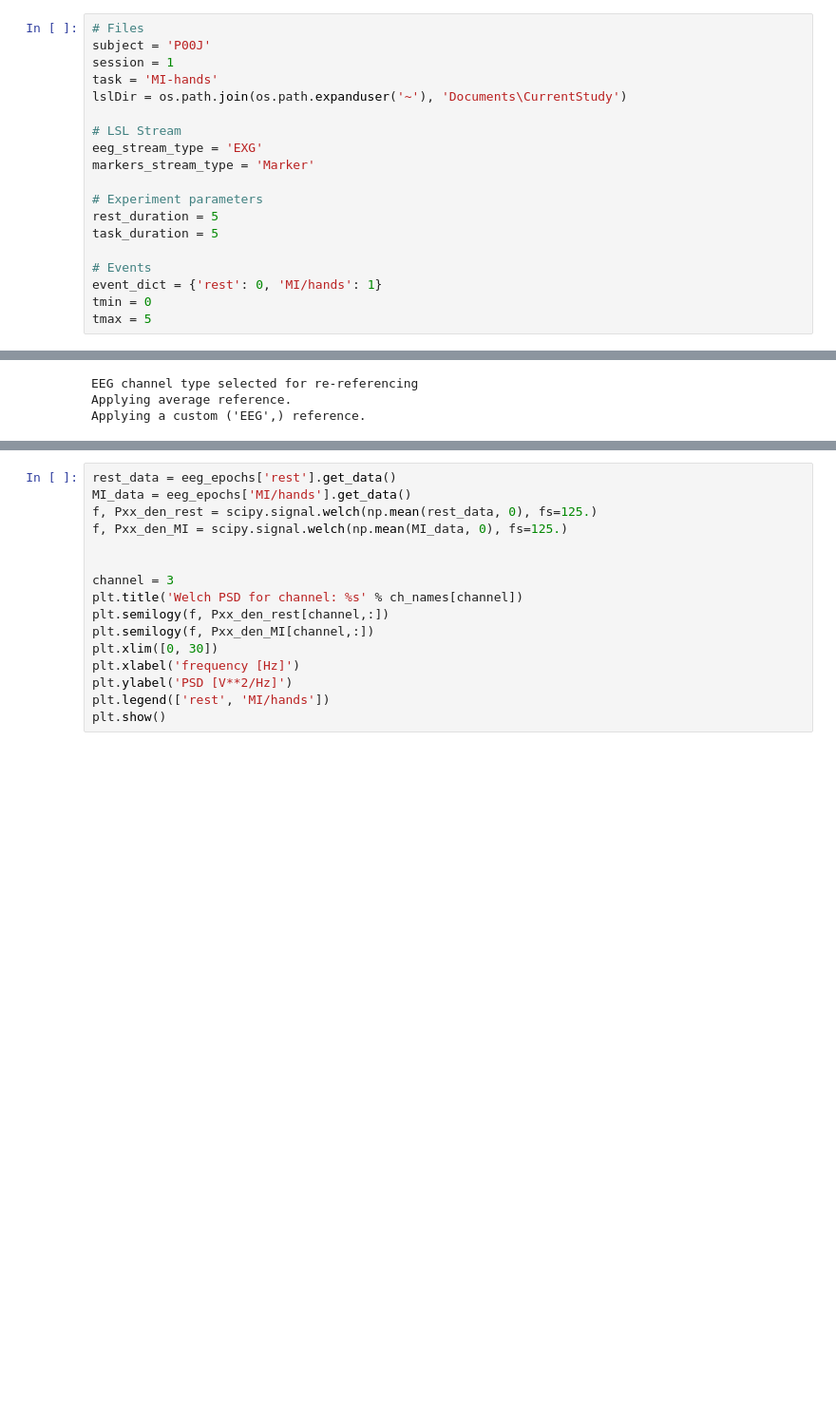
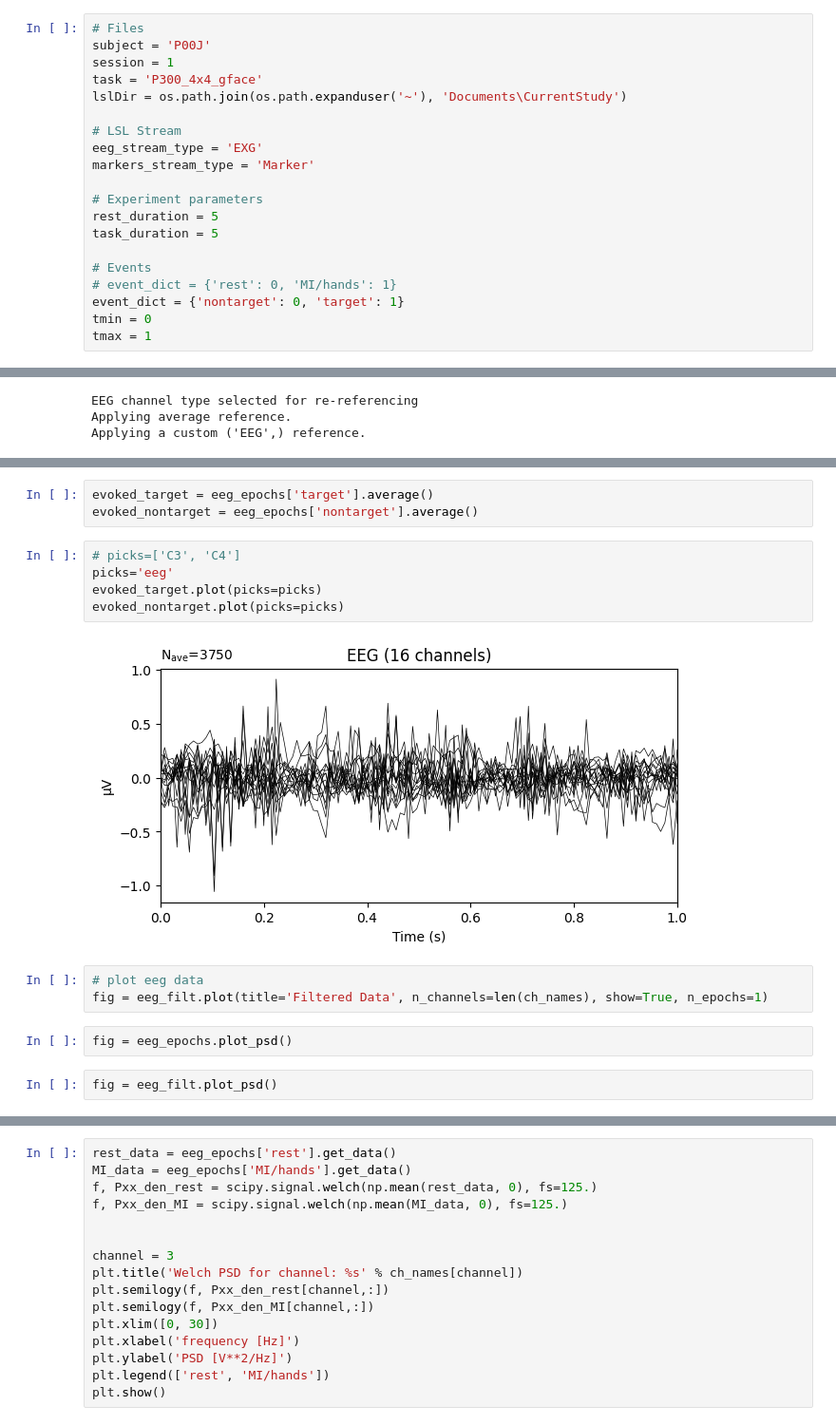
Before and after one commit to jason-leung/brainflow-test, a Jupyter notebook: check_data.ipynb, the cells around one changed output, grey strips where cells are left out. Shown at 95% size. Saved outputs shown, nothing was run; the diff lists cells and outputs as text; blank space fills up the shorter version.

Commit message:
update check_data script

```diff
--- a/check_data.ipynb
+++ b/check_data.ipynb
@@ -13,7 +14,7 @@ import scipy
 # Files
 subject = 'P00J'
 session = 1
-task = 'MI-hands'
+task = 'P300_4x4_gface'
 lslDir = os.path.join(os.path.expanduser('~'), 'Documents\CurrentStudy')
 
 # LSL Stream
@@ -25,9 +26,10 @@ rest_duration = 5
 task_duration = 5
 
 # Events
-event_dict = {'rest': 0, 'MI/hands': 1}
+# event_dict = {'rest': 0, 'MI/hands': 1}
+event_dict = {'nontarget': 0, 'target': 1}
 tmin = 0
-tmax = 5
+tmax = 1
 # %%
 # Find files
 xdf_files = []
@@ -226,0 +283,17 @@ Channels marked as bad: none
+# %%
+evoked_target = eeg_epochs['target'].average()
+evoked_nontarget = eeg_epochs['nontarget'].average()
+# %%
+# picks=['C3', 'C4']
+picks='eeg'
+evoked_target.plot(picks=picks)
+evoked_nontarget.plot(picks=picks)
+# %% [output]
+[figure, added]
+# %%
+# plot eeg data
+fig = eeg_filt.plot(title='Filtered Data', n_channels=len(ch_names), show=True, n_epochs=1)
+# %%
+fig = eeg_epochs.plot_psd()
+# %%
+fig = eeg_filt.plot_psd()
```
Also changed, not shown: parts of 14 cells of this notebook.
